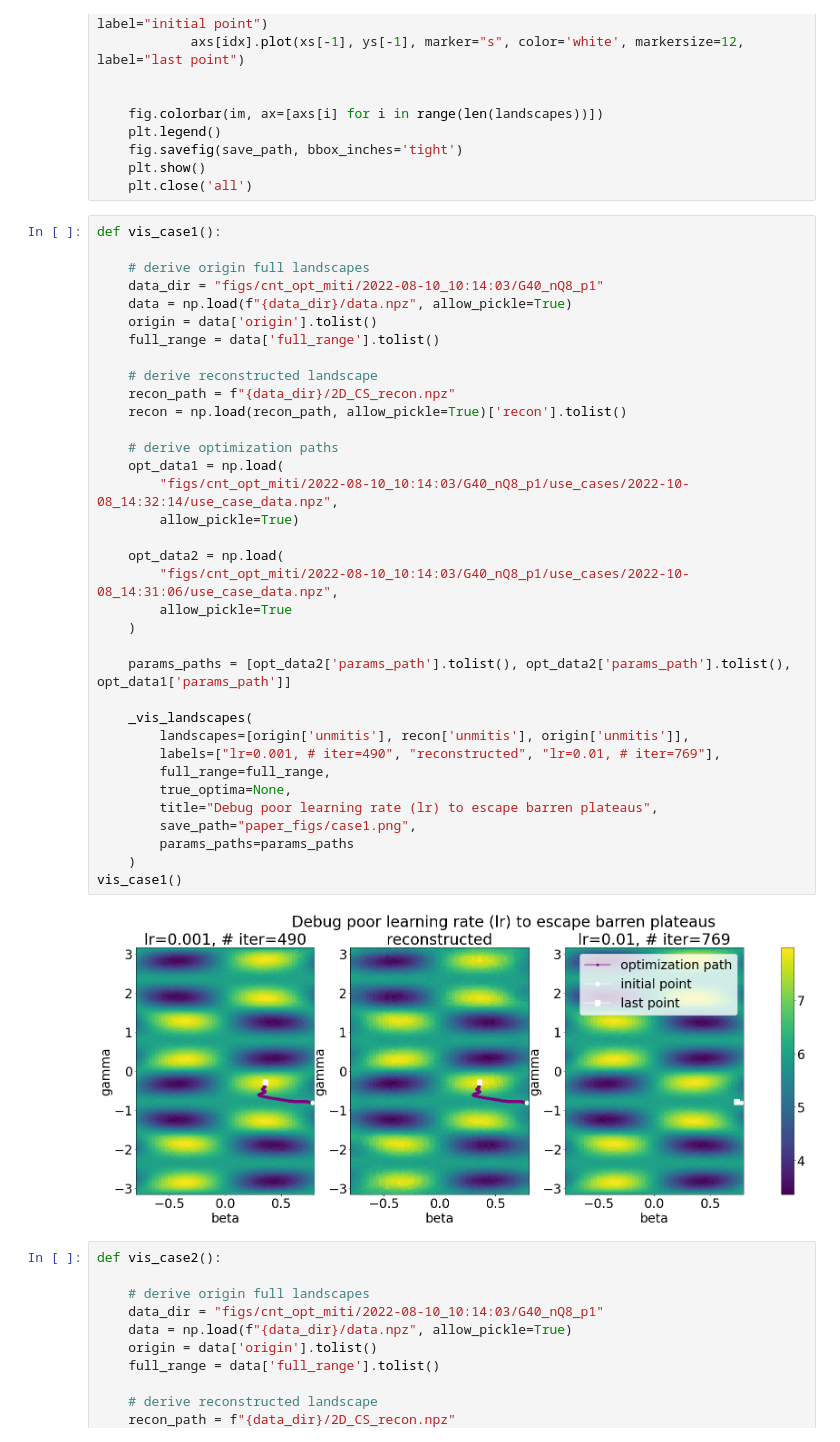
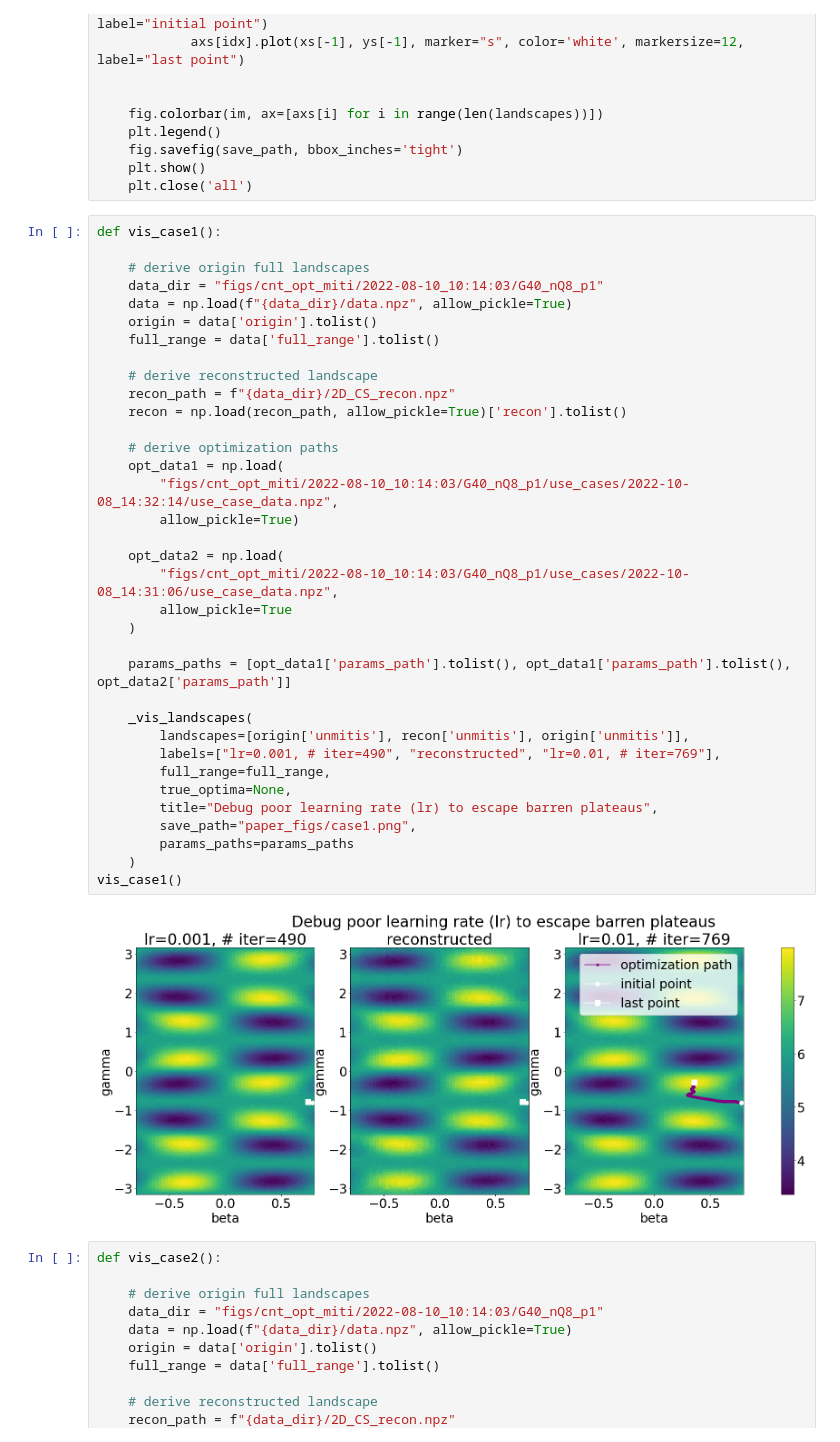
Before and after one commit to kunliu7/oscar, a Jupyter notebook: vis_figures_in_paper.ipynb, the cells around one changed output. Drawn from its saved outputs; the diff is of its cells as text.

```diff
--- a/vis_figures_in_paper.ipynb
+++ b/vis_figures_in_paper.ipynb
@@ -217,35 +217,35 @@ def vis_case1():
     data = np.load(f"{data_dir}/data.npz", allow_pickle=True)
     origin = data['origin'].tolist()
     full_range = data['full_range'].tolist()
 
     # derive reconstructed landscape
     recon_path = f"{data_dir}/2D_CS_recon.npz"
     recon = np.load(recon_path, allow_pickle=True)['recon'].tolist()
 
     # derive optimization paths
     opt_data1 = np.load(
         "figs/cnt_opt_miti/2022-08-10_10:14:03/G40_nQ8_p1/use_cases/2022-10-08_14:32:14/use_case_data.npz",
         allow_pickle=True)
 
     opt_data2 = np.load(
         "figs/cnt_opt_miti/2022-08-10_10:14:03/G40_nQ8_p1/use_cases/2022-10-08_14:31:06/use_case_data.npz",
         allow_pickle=True
     )
 
-    params_paths = [opt_data2['params_path'].tolist(), opt_data2['params_path'].tolist(), opt_data1['params_path']]
+    params_paths = [opt_data1['params_path'].tolist(), opt_data1['params_path'].tolist(), opt_data2['params_path']]
 
     _vis_landscapes(
         landscapes=[origin['unmitis'], recon['unmitis'], origin['unmitis']],
         labels=["lr=0.001, # iter=490", "reconstructed", "lr=0.01, # iter=769"],
         full_range=full_range,
         true_optima=None,
         title="Debug poor learning rate (lr) to escape barren plateaus",
         save_path="paper_figs/case1.png",
         params_paths=params_paths
     )
 vis_case1()
 # %% [output]
-[figure, old version]
+[figure, new version]
 # %%
 def vis_case2():
 
```
